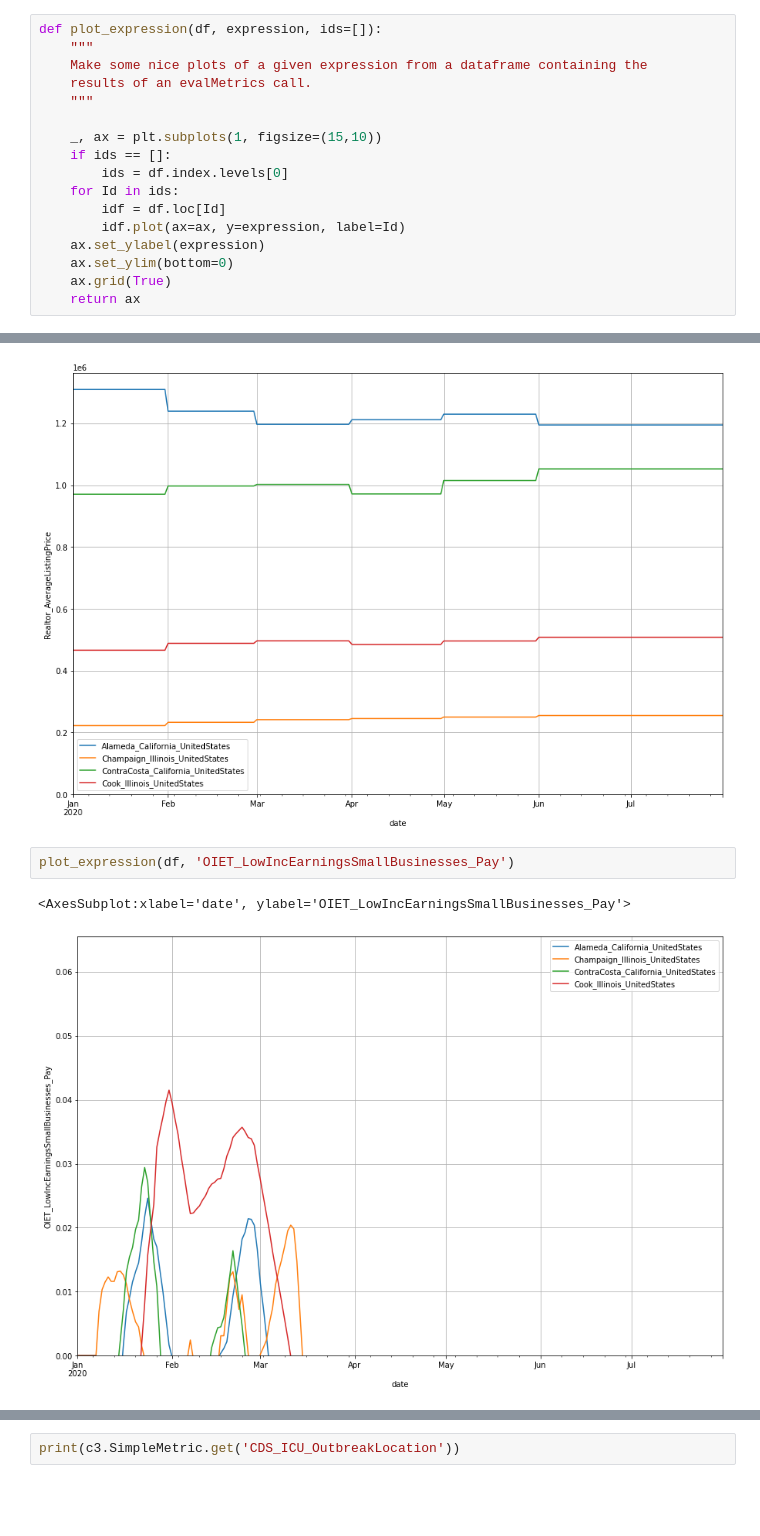
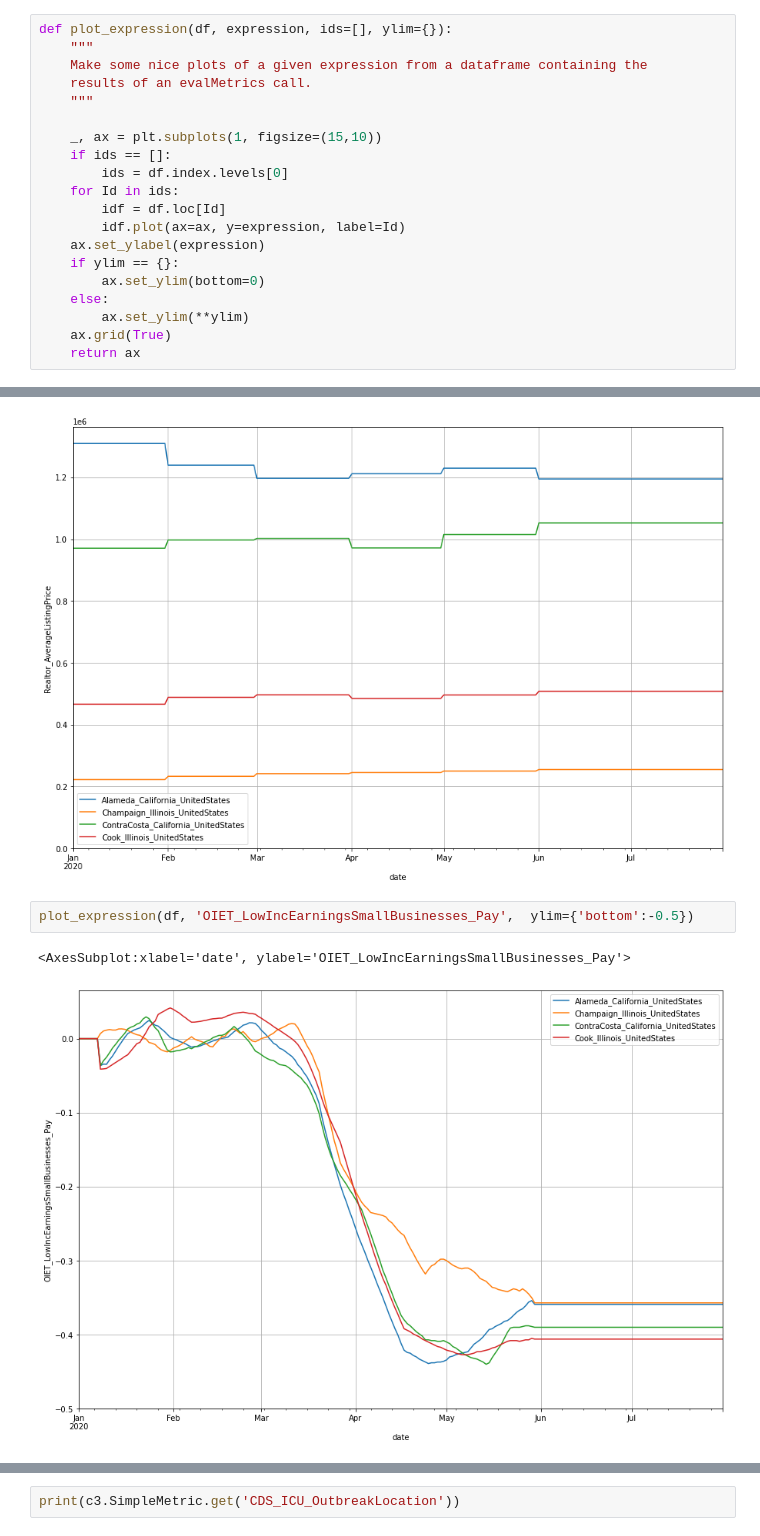
Before and after one commit to c3aidti/advancedMetrics, a Jupyter notebook: advancedMetrics.ipynb, the cells around one changed output, grey strips where cells are left out. Saved outputs shown, nothing was run; the diff lists cells and outputs as text; blank space fills up the shorter version.

Commit message:
Adjust plot

```diff
--- a/advancedMetrics.ipynb
+++ b/advancedMetrics.ipynb
@@ -148,7 +148,7 @@ def parse_df(in_df):
 
 df = parse_df(res_df)
 # %%
-def plot_expression(df, expression, ids=[]):
+def plot_expression(df, expression, ids=[], ylim={}):
     """
     Make some nice plots of a given expression from a dataframe containing the
     results of an evalMetrics call.
@@ -161,7 +161,10 @@ def plot_expression(df, expression, ids=[]):
         idf = df.loc[Id]
         idf.plot(ax=ax, y=expression, label=Id)
     ax.set_ylabel(expression)
-    ax.set_ylim(bottom=0)
+    if ylim == {}:
+        ax.set_ylim(bottom=0)
+    else:
+        ax.set_ylim(**ylim)
     ax.grid(True)
     return ax
 # %%
@@ -180,8 +183,8 @@ plot_expression(df, 'Realtor_AverageListingPrice')
 <AxesSubplot:xlabel='date', ylabel='Realtor_AverageListingPrice'>
 [figure]
 # %%
-plot_expression(df, 'OIET_LowIncEarningsSmallBusinesses_Pay')
+plot_expression(df, 'OIET_LowIncEarningsSmallBusinesses_Pay',  ylim={'bottom':-0.5})
 # %% [output]
 <AxesSubplot:xlabel='date', ylabel='OIET_LowIncEarningsSmallBusinesses_Pay'>
-[figure, old version]
+[figure, new version]
 # %%
```
Also changed, not shown: parts of 1 cell of this notebook.
